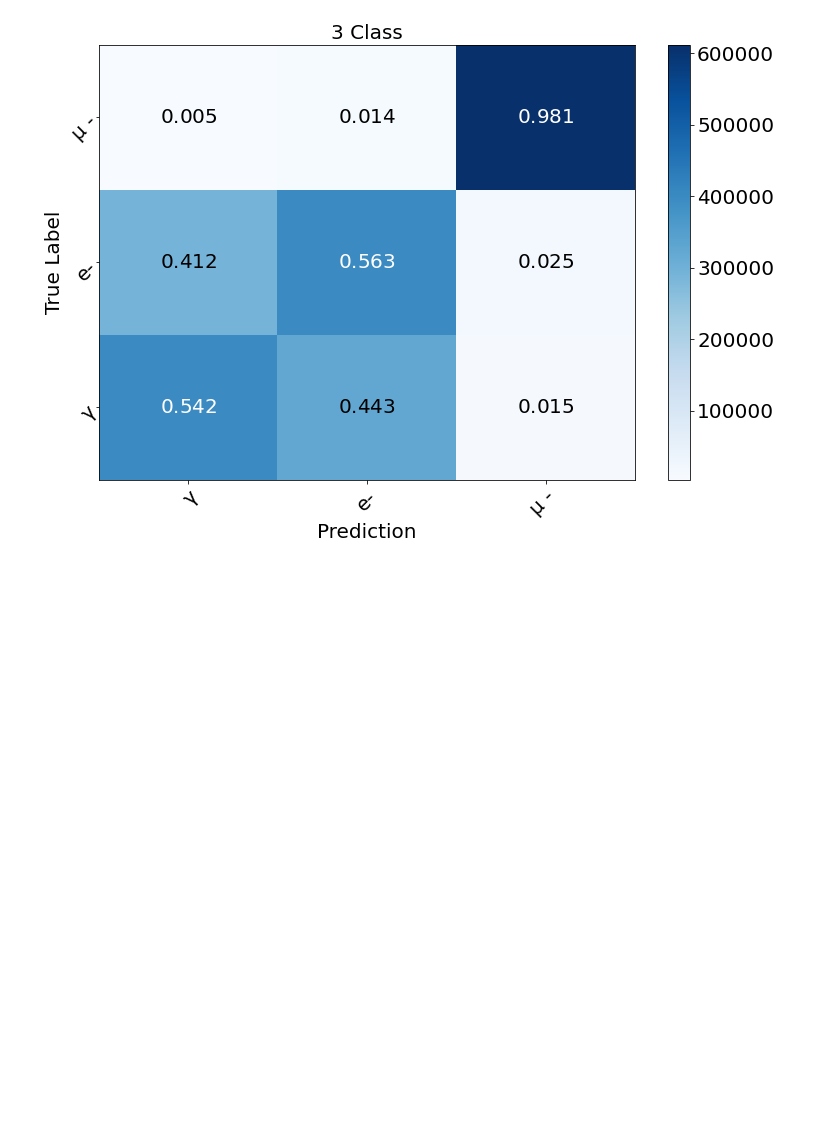
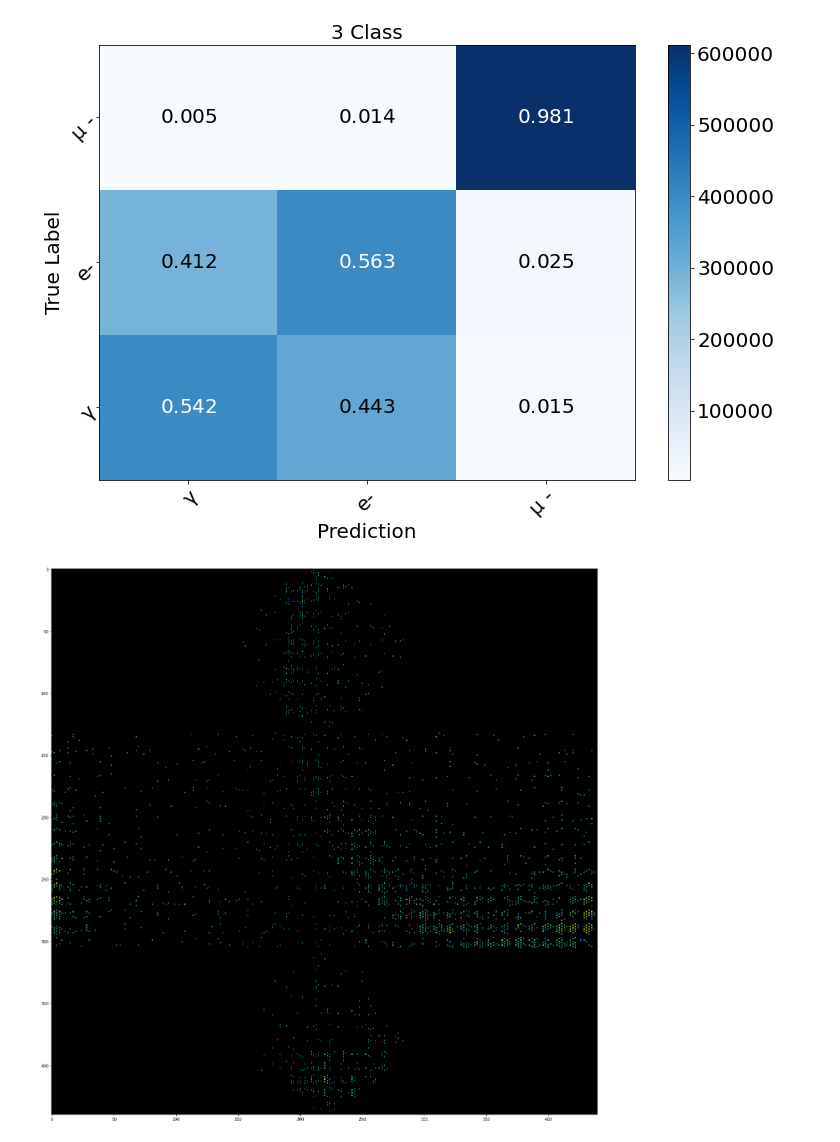
Before and after one commit to WatChMaL/CNN, a Jupyter notebook: ResNet_Analysis/Final Summary Plotting.ipynb, the cells around one changed output. Cells and saved outputs as stored; diff of their text form; code cells hidden in the pictures; blank space fills up the shorter version.

```diff
--- a/ResNet_Analysis/Final Summary Plotting.ipynb
+++ b/ResNet_Analysis/Final Summary Plotting.ipynb
@@ -79,3 +85,44 @@ roc_metrics = plot_multiple_ROC((fprs, tprs, thresholds),'rejection', ["e/gamma"
                                 plot_labels=[run_names[0],run_names[2]],
                                 ax=ax,png_name='best_emu.pdf',title=f"ResNet ROC Curves, {legend_label_dict['mu']} Rejection",annotate=False,legend_label_dict=muon_legend_label_dict,linestyle=['--','-'])
 ax.set_xlim(left=0.6,right=1.0)
+# %%
+# Import test events from h5 file
+filtered_index = "/fast_scratch/WatChMaL/data/IWCD_fulltank_300_pe_idxs.npz"
+filtered_indices = np.load(filtered_index, allow_pickle=True)
+test_filtered_indices = filtered_indices['test_idxs']
+
+original_data_path = "/data/WatChMaL/data/IWCDmPMT_4pi_fulltank_9M.h5"
+f = h5py.File(original_data_path, "r")
+
+hdf5_event_data = (f["event_data"])
+original_eventdata = np.memmap(original_data_path, mode="r", shape=hdf5_event_data.shape,
+                                    offset=hdf5_event_data.id.get_offset(), dtype=hdf5_event_data.dtype)
+
+original_eventids = np.array(f['event_ids'])
+original_rootfiles = np.array(f['root_files'])
+original_energies = np.array(f['energies'])
+original_positions = np.array(f['positions'])
+original_angles = np.array(f['angles'])
+original_labels = np.array(f['labels'])
+#filtered_eventdata = original_eventdata[test_filtered_indices]
+filtered_eventids = original_eventids[test_filtered_indices]
+filtered_rootfiles = original_rootfiles[test_filtered_indices]
+filtered_energies = original_energies[test_filtered_indices]
+filtered_positions = original_positions[test_filtered_indices]
+filtered_angles = original_angles[test_filtered_indices]
+filtered_labels = original_labels[test_filtered_indices]
+# %%
+plt.show()
+fig, ax = plt.subplots(1,1,figsize=(25,25),facecolor='w')
+cmap = plt.cm.viridis
+cmap.set_bad(color='black')
+event=original_eventdata[np.where(original_labels==0)[0][np.random.randint(1,high=3000000)],:,:,0:19]
+a=get_plot_array(event)
+ax.imshow(a,
+           origin="upper",
+           cmap=cmap,
+           norm=colors.LogNorm(vmax=np.amax(event),
+                                         clip=True))
+plt.show()
+# %% [output]
+[figure, added]
```
Also changed, not shown: parts of 3 cells of this notebook, 2 other files.
